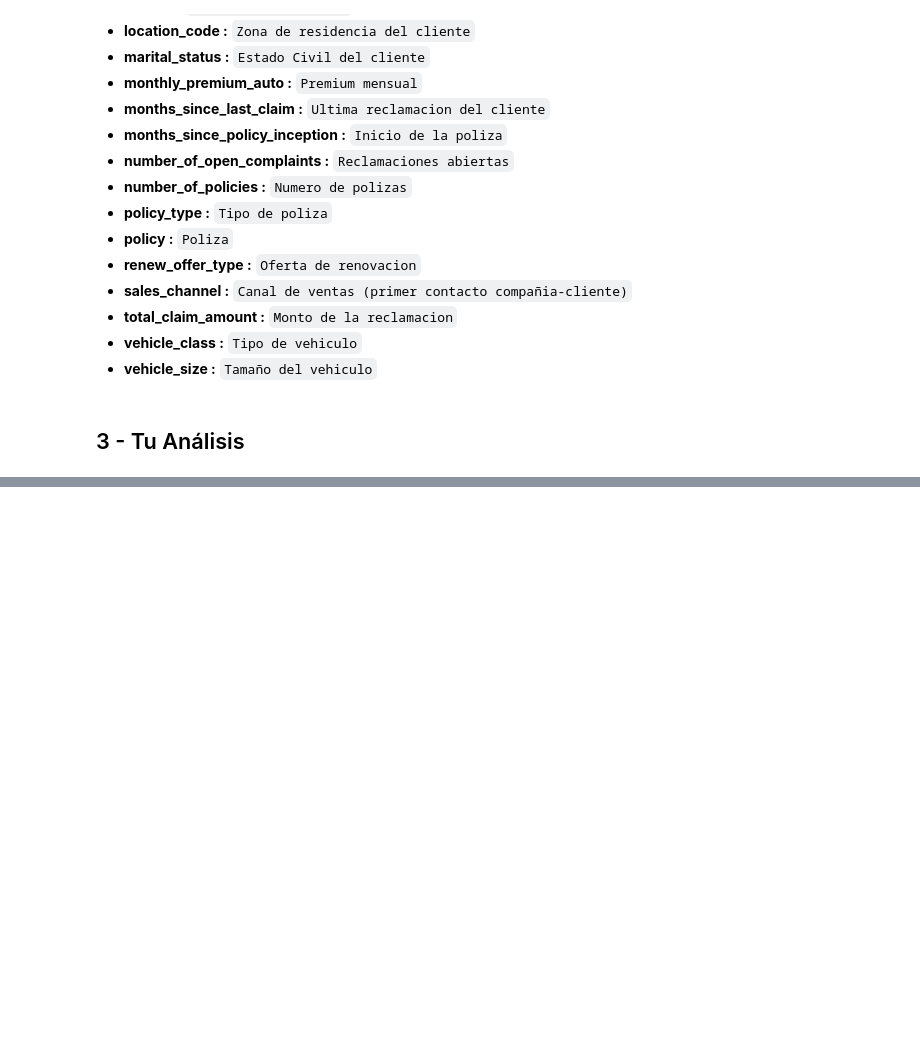
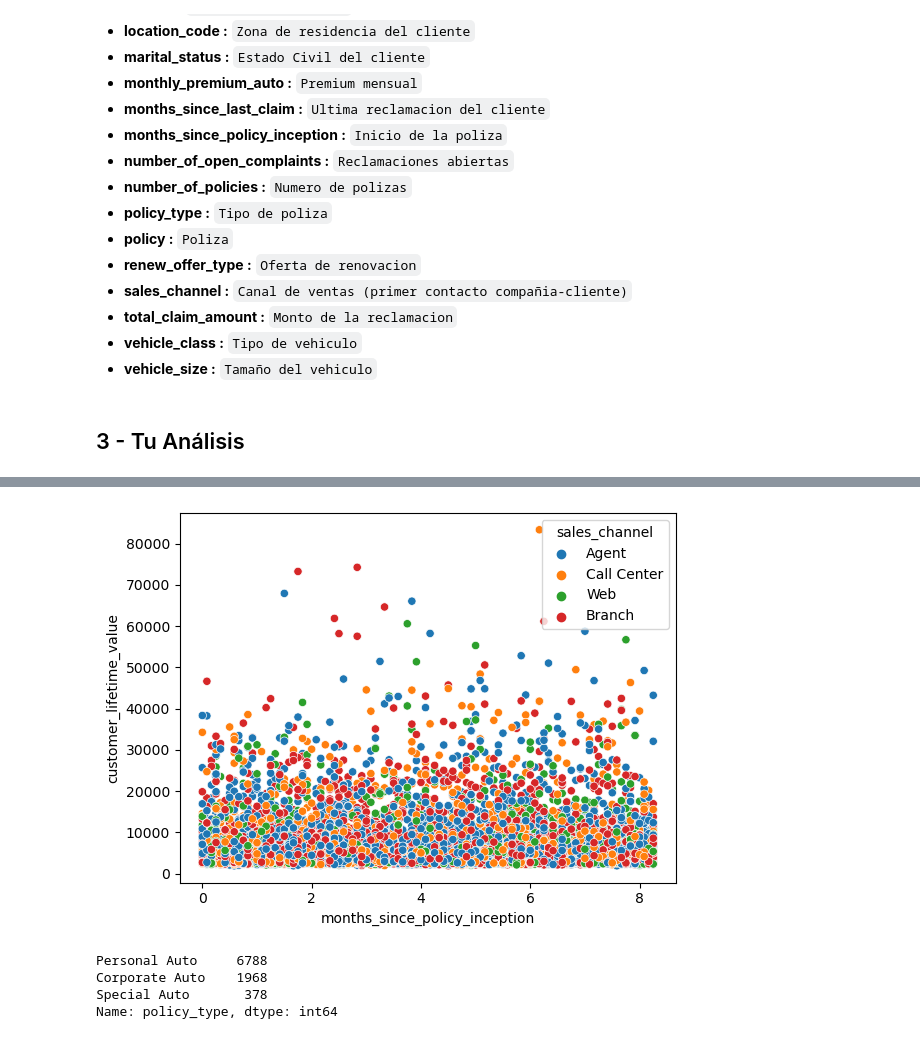
Before and after one commit to GammaTechData/Challenge-4_Real_business_case, a Jupyter notebook: main.ipynb, the cells around one changed output, grey strips where cells are left out. Cells and saved outputs as stored; diff of their text form; code cells hidden in the pictures; blank space fills up the shorter version.

```diff
--- a/main.ipynb
+++ b/main.ipynb
@@ -68,0 +271,17 @@ data.head()
+# %%
+#9. Valor de vida del cliente vs edad y canal de adquisición
+
+cvl_e_p1 = df.customer_lifetime_value
+edad2 = df.months_since_policy_inception/12
+adqui = df.sales_channel
+
+scatter = sns.scatterplot(x=edad2, y="customer_lifetime_value", data=df, hue=adqui)
+# %% [output]
+[figure, added]
+# %%
+df.policy_type.value_counts()
+# %% [output]
+Personal Auto     6788
+Corporate Auto    1968
+Special Auto       378
+Name: policy_type, dtype: int64
```
Also changed, not shown: parts of 36 cells of this notebook.
